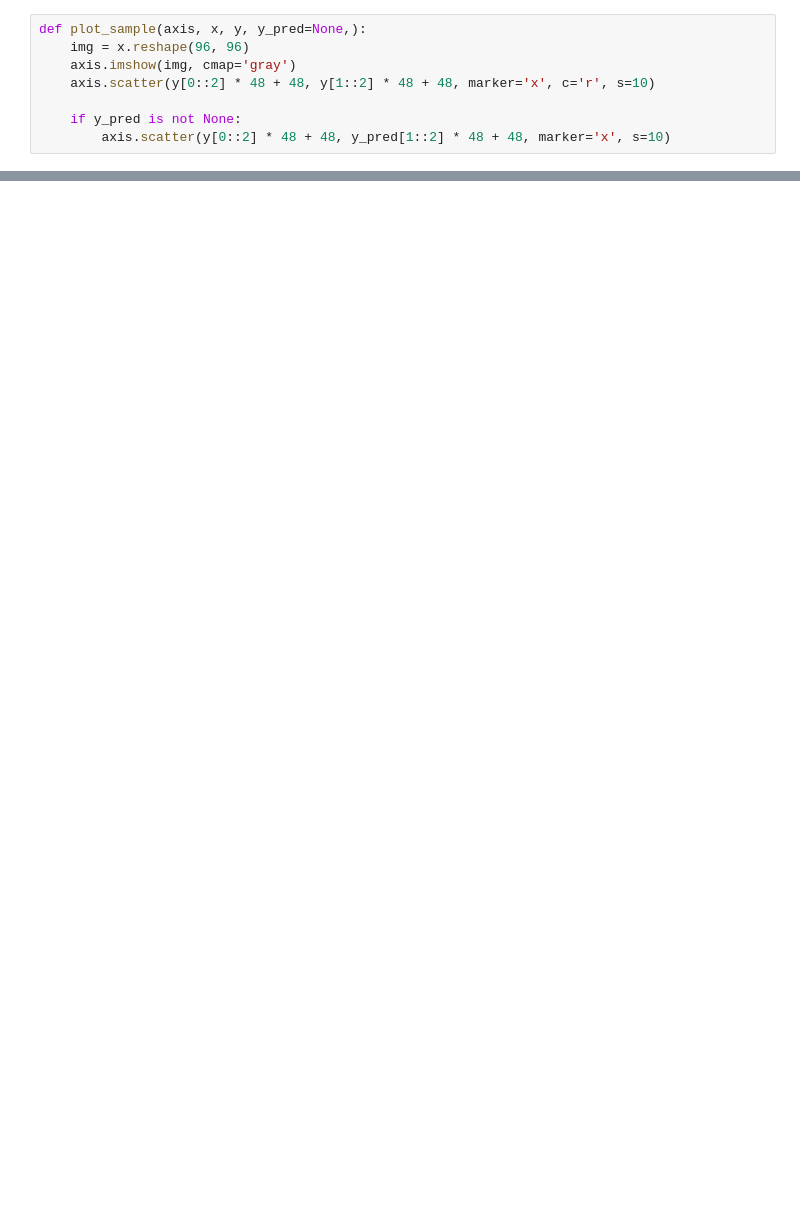
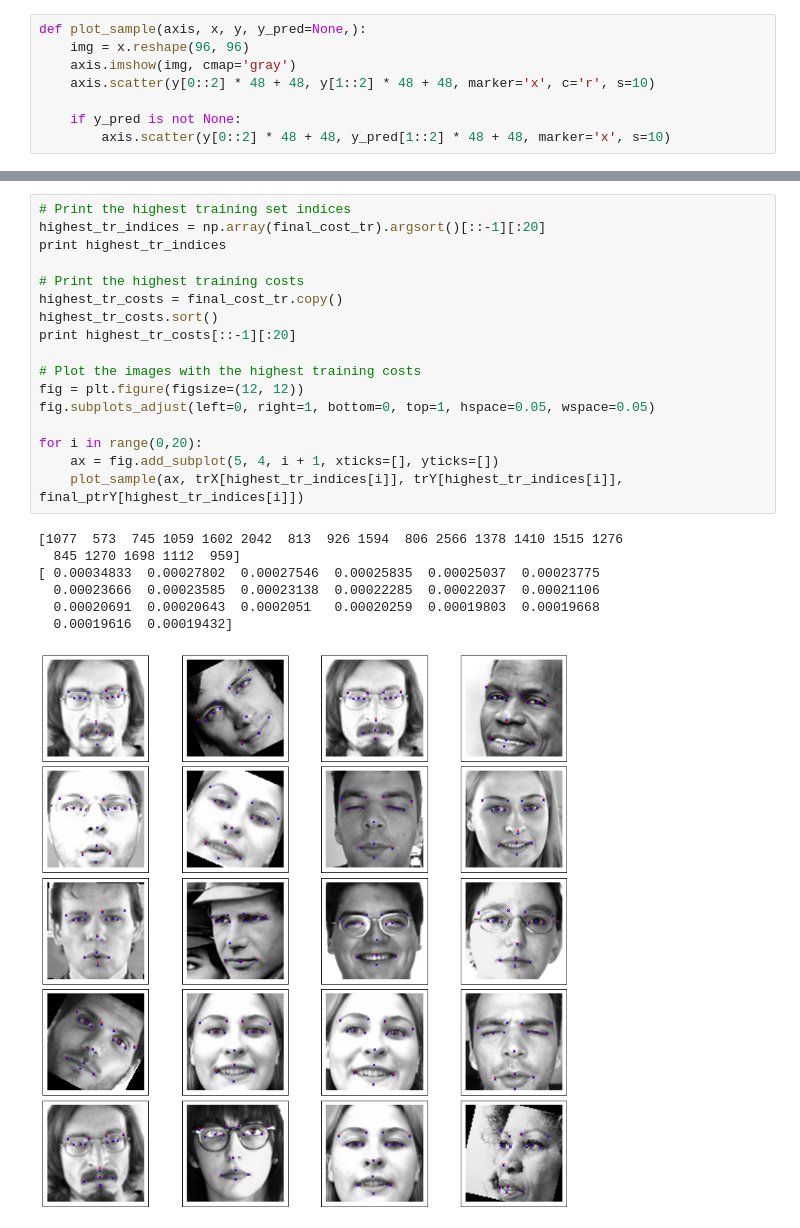
Before and after one commit to mjasek114/w207-Kaggle-Facial-Keypoint-Detection, a Jupyter notebook: Project/Source/ConvoNN_V2.ipynb, the cells around one changed output, grey strips where cells are left out. Cells and saved outputs as stored; diff of their text form; blank space fills up the shorter version.

```diff
--- a/Project/Source/ConvoNN_V2.ipynb
+++ b/Project/Source/ConvoNN_V2.ipynb
@@ -237,3 +239,28 @@ for i in range(0,20):
+# %%
+# Print the highest training set indices
+highest_tr_indices = np.array(final_cost_tr).argsort()[::-1][:20]
+print highest_tr_indices
+
+# Print the highest training costs
+highest_tr_costs = final_cost_tr.copy()
+highest_tr_costs.sort()
+print highest_tr_costs[::-1][:20]
+
+# Plot the images with the highest training costs
+fig = plt.figure(figsize=(12, 12))
+fig.subplots_adjust(left=0, right=1, bottom=0, top=1, hspace=0.05, wspace=0.05)
+
+for i in range(0,20):
+    ax = fig.add_subplot(5, 4, i + 1, xticks=[], yticks=[])
+    plot_sample(ax, trX[highest_tr_indices[i]], trY[highest_tr_indices[i]], final_ptrY[highest_tr_indices[i]])
+# %% [output]
+[1077  573  745 1059 1602 2042  813  926 1594  806 2566 1378 1410 1515 1276
+  845 1270 1698 1112  959]
+[ 0.00034833  0.00027802  0.00027546  0.00025835  0.00025037  0.00023775
+  0.00023666  0.00023585  0.00023138  0.00022285  0.00022037  0.00021106
+  0.00020691  0.00020643  0.0002051   0.00020259  0.00019803  0.00019668
+  0.00019616  0.00019432]
+[figure, added]
 # %%
 # Let's look into the distribution of the costs on the dev data
 print('Quartiles: ', np.percentile(final_cost_de, np.arange(0, 100, 25))) # quartiles
```
Also changed, not shown: parts of 10 cells of this notebook, 1 other file.
